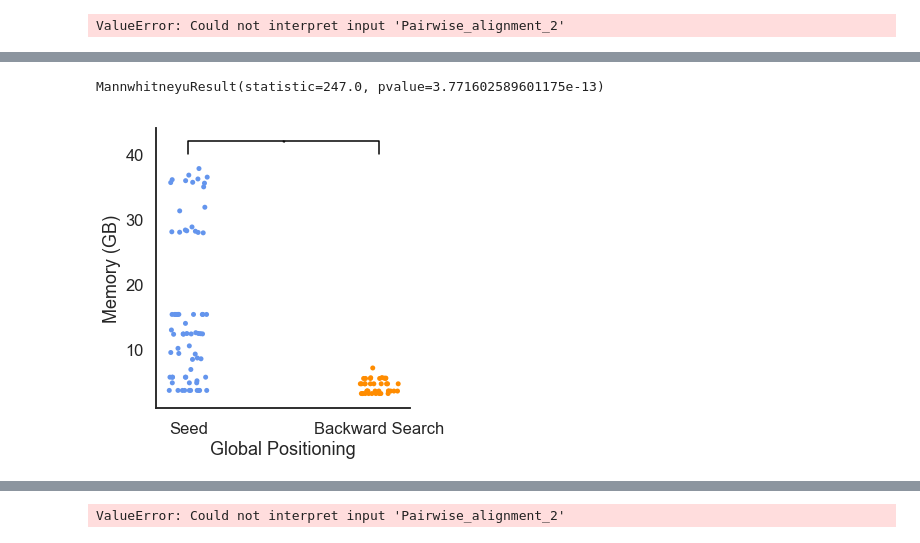
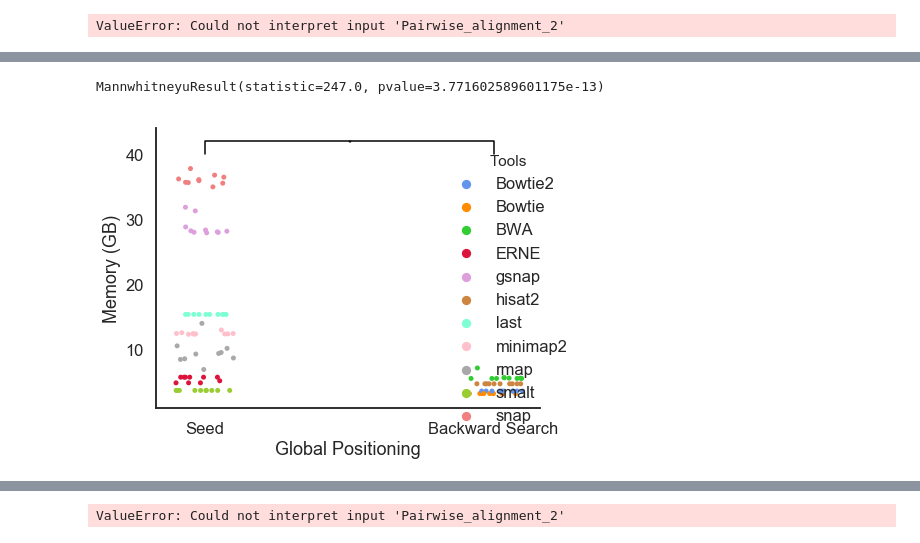
Before and after one commit to Mangul-Lab-USC/technology.dictates.algorithms, a Jupyter notebook: notebooks/runtime_figures.ipynb, the cells around one changed output, grey strips where cells are left out. Saved outputs shown, nothing was run; the diff lists cells and outputs as text; code cells hidden in the pictures.

```diff
--- a/notebooks/runtime_figures.ipynb
+++ b/notebooks/runtime_figures.ipynb
@@ -332,22 +378,22 @@ plt.savefig('../figures/Memory_by_Index_avg.pdf')
 # %%
 mwu = scp.stats.mannwhitneyu(memyear_new.loc[memyear_new['Global_Positioning'] == 'Backward Search'].loc[:,'memory'],
                               memyear_new.loc[memyear_new['Global_Positioning'] == 'Seed'].loc[:,'memory'],
                              alternative = 'less')
 
 print(mwu)
 ax = sns.catplot(data = memyear_new, x = 'Global_Positioning', y = 'memory', order=['Seed','Backward Search'],
-                palette=clrs)
+                palette=clrs,hue='Tools')
 ax.set(xlabel = 'Global Positioning', ylabel = 'Memory (GB)')
 plt.plot([0,0,1,1], [40,42,42,40], lw = 1.5, c = 'k')
 plt.text(.5, 41, '*', ha = 'center', va = 'bottom', color = 'k')
 #plt.show()
 plt.tight_layout()
 
 plt.savefig('../figures/Memory_by_Global.png')
 plt.savefig('../figures/Memory_by_Global.pdf')
 # %% [output]
 MannwhitneyuResult(statistic=247.0, pvalue=3.771602589601175e-13)
-[figure, old version]
+[figure, new version]
 # %%
 ax = sns.catplot(data = memyear_summ, x = 'Global_Positioning', y = 'average_memory',
                  order=['Seed','Backward Search'], palette=clrs)
```
Also changed, not shown: parts of 34 cells of this notebook, 46 other files.
